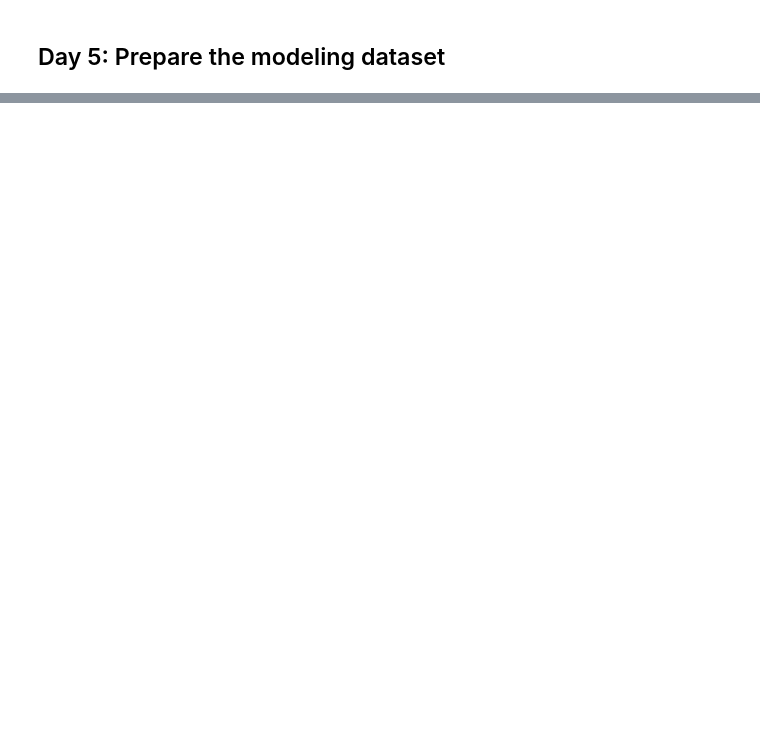
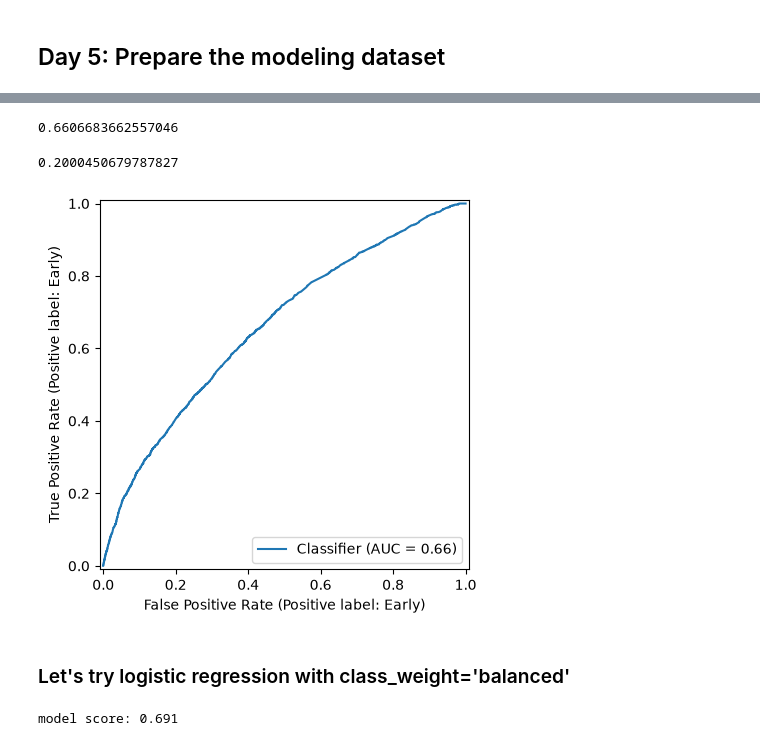
Before and after one commit to pwaltman/Diabetes_130_US_hospitals_1999-2008, a Jupyter notebook: notebooks/03_initial_modelling.ipynb, the cells around one changed output, grey strips where cells are left out. Cells and saved outputs as stored; diff of their text form; code cells hidden in the pictures; blank space fills up the shorter version.

Commit message:
adding the most recent work on this project to re-familiarize myself with scikit-learn

```diff
--- a/notebooks/03_initial_modelling.ipynb
+++ b/notebooks/03_initial_modelling.ipynb
@@ -618,0 +179,15 @@ y_test = labels.iloc[ test_idx ]
+# %%
+from sklearn.linear_model import LogisticRegression
+
+np.random.seed(0)
+## from the columnTransformer page on scikit learn:
+##https://scikit-learn.org/stable/auto_examples/compose/plot_column_transformer_mixed_types.html?utm_source=chatgpt.com
+
+clf = Pipeline(
+    steps=[("preprocessor", preprocessor), ("classifier", LogisticRegression())]
+).set_output(transform="pandas")
+
+##X_train, X_test, y_train, y_test = train_test_split(X, y, test_size=0.2, random_state=0)
+
+clf.fit(X_train, y_train)
+print("model score: %.3f" % clf.score(X_test, y_test))
@@ -618,0 +238,45 @@ y_test = labels.iloc[ test_idx ]
+# %%
+from sklearn.metrics import roc_auc_score
+pos_idx = list(clf.classes_).index("Early")
+y_score = clf.predict_proba(X_test)[:, pos_idx]
+
+roc_auc_score(y_test == "Early", y_score)
+# %% [output]
+0.6606683662557046
+# %%
+from sklearn.metrics import average_precision_score
+pos_idx = list(clf.classes_).index("Early")
+y_score = clf.predict_proba(X_test)[:, pos_idx]
+
+average_precision_score( y_test, y_score, pos_label='Early' )
+# %% [output]
+0.2000450679787827
+# %%
+from sklearn.metrics import RocCurveDisplay
+import matplotlib.pyplot as plt
+
+pos_idx = list(clf.classes_).index("Early")
+y_score = clf.predict_proba(X_test)[:, pos_idx]
+RocCurveDisplay.from_predictions(y_test, y_score, pos_label="Early")
+plt.show()
+# %% [output]
+[figure, added]
+# %% [markdown]
+### Let's try logistic regression with class_weight='balanced'
+# %%
+from sklearn.linear_model import LogisticRegression
+
+np.random.seed(0)
+## from the columnTransformer page on scikit learn:
+##https://scikit-learn.org/stable/auto_examples/compose/plot_column_transformer_mixed_types.html?utm_source=chatgpt.com
+
+bclf = Pipeline(
+    steps=[("preprocessor", preprocessor), ("classifier", LogisticRegression(class_weight='balanced', max_iter=1000))]
+).set_output(transform="pandas")
+
+##X_train, X_test, y_train, y_test = train_test_split(X, y, test_size=0.2, random_state=0)
+
+bclf.fit(X_train, y_train)
+print("model score: %.3f" % bclf.score(X_test, y_test))
+# %% [output]
+model score: 0.691
```
Also changed, not shown: parts of 125 cells of this notebook, 2 other files.
